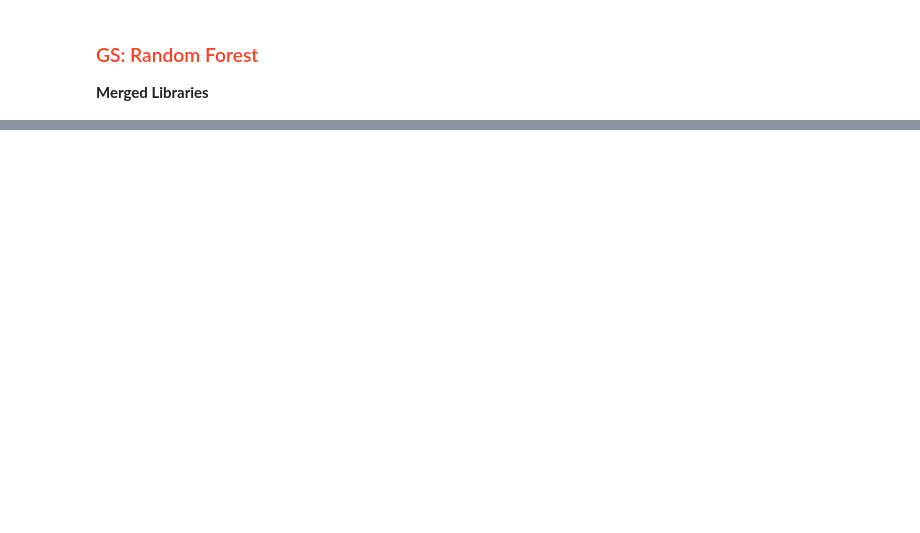
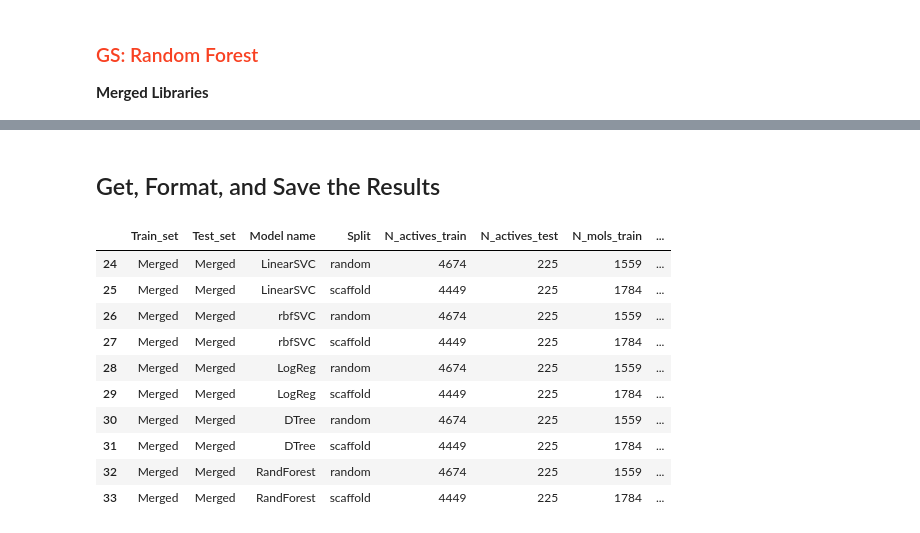
Before and after one commit to jRicciL/FXa-notebooks, a Jupyter notebook: 2_Docking_analysis/4_ML_Model_Selection_Grid_Search.ipynb, the cells around one changed output, grey strips where cells are left out. Saved outputs shown, nothing was run; the diff lists cells and outputs as text; code cells hidden in the pictures; blank space fills up the shorter version.

Commit message:
Table of results created

```diff
--- a/2_Docking_analysis/4_ML_Model_Selection_Grid_Search.ipynb
+++ b/2_Docking_analysis/4_ML_Model_Selection_Grid_Search.ipynb
@@ -1950,0 +1815,24 @@ pd.DataFrame(results_dict)
+# %% [markdown]
+## Get, Format, and Save the Results
+# %%
+### Save Results
+row_names = ['Train_set', 'Test_set', 'Model name', 'Split',
+             'N_actives_train', 'N_actives_test', 'N_mols_train', 'Num_mols_test',
+            'Mean-CV-ROC', 'ROC-AUC_train', 'ROC-AUC_test', 'best_params',
+            'DkS_max_ROC_train',  'DkSc_med_ROC_train', 'DkSc_mean_ROC_train',
+            'DkS_max_ROC_test',  'DkSc_med_ROC_test', 'DkSc_mean_ROC_test']
+results_df = pd.DataFrame(results_dict, index=row_names).T.reset_index().drop('index', axis=1)
+results_df.to_csv('./GRID_SEARCH_CV_results.csv')
+results_df[results_df.Train_set == 'Merged']
+# %% [output]
+|  | Train_set | Test_set | Model name | Split | N_actives_train | N_actives_test | N_mols_train | ... |
+| 24 | Merged | Merged | LinearSVC | random | 4674 | 225 | 1559 | ... |
+| 25 | Merged | Merged | LinearSVC | scaffold | 4449 | 225 | 1784 | ... |
+| 26 | Merged | Merged | rbfSVC | random | 4674 | 225 | 1559 | ... |
+| 27 | Merged | Merged | rbfSVC | scaffold | 4449 | 225 | 1784 | ... |
+| 28 | Merged | Merged | LogReg | random | 4674 | 225 | 1559 | ... |
+| 29 | Merged | Merged | LogReg | scaffold | 4449 | 225 | 1784 | ... |
+| 30 | Merged | Merged | DTree | random | 4674 | 225 | 1559 | ... |
+| 31 | Merged | Merged | DTree | scaffold | 4449 | 225 | 1784 | ... |
+| 32 | Merged | Merged | RandForest | random | 4674 | 225 | 1559 | ... |
+| 33 | Merged | Merged | RandForest | scaffold | 4449 | 225 | 1784 | ... |
```
Also changed, not shown: parts of 67 cells of this notebook.
